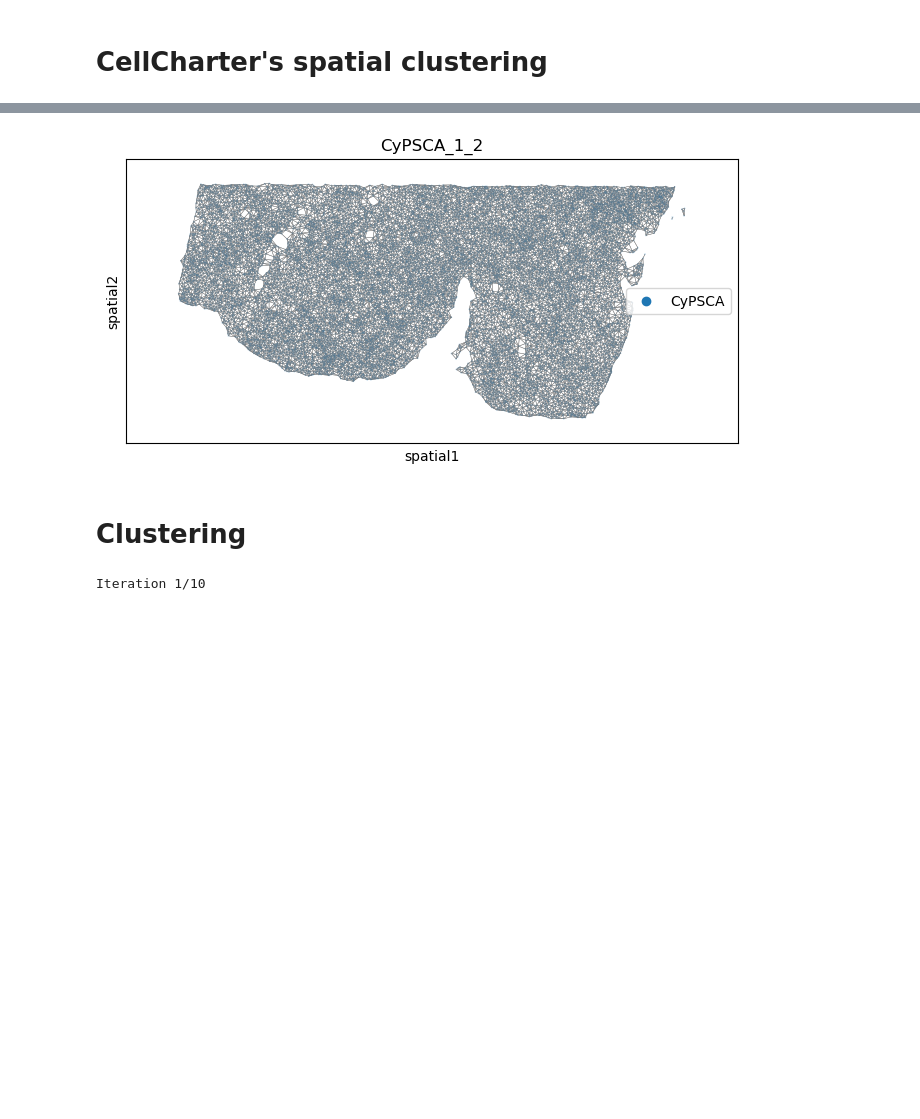
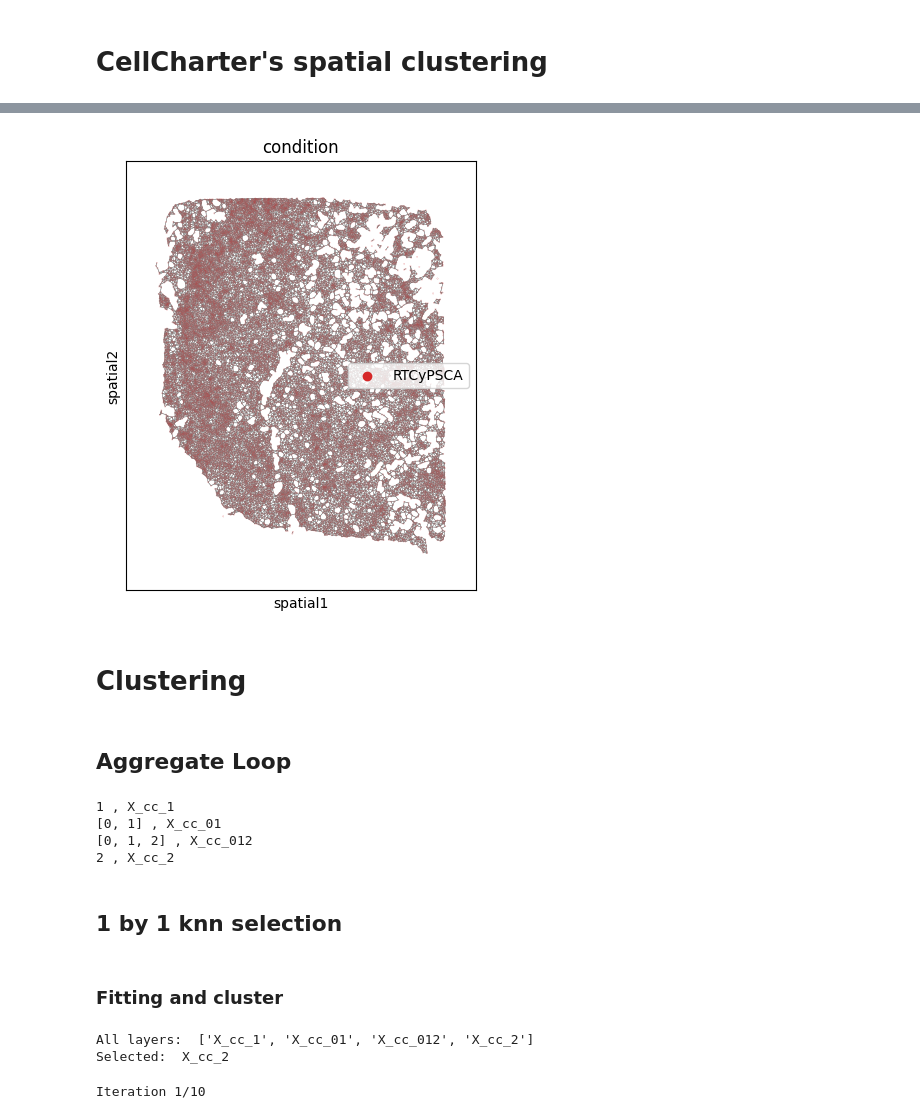
Before and after one commit to Li-Lab-COH/Spatial_CAR_T, a Jupyter notebook: Clustering/CellCharter_Zarr_files.ipynb, the cells around one changed output, grey strips where cells are left out. Cells and saved outputs as stored; diff of their text form; code cells hidden in the pictures; blank space fills up the shorter version.

Commit message:
Completed CC clustering

```diff
--- a/Clustering/CellCharter_Zarr_files.ipynb
+++ b/Clustering/CellCharter_Zarr_files.ipynb
@@ -179,21 +91,2 @@ sq.pl.spatial_scatter(
 # %%
 cc.gr.remove_long_links(ST_sample)
-# %%
-sq.pl.spatial_scatter(
-    ST_sample,
-    shape=None,
-    spatial_key='spatial',
-    library_key='mouse',
-    library_id=['CyPSCA_1_2'],         # or whichever TMA sample contains CyPSCA_1_2
-    crop_coord=crop_coord,
-    img=True,
-    img_alpha=1,
-    color='condition',
-    connectivity_key='spatial_connectivities',
-    size=0.01,
-    edges_width=0.3,
-    legend_loc='right',
-    title=['CyPSCA_1_2']
-)
-# %% [output]
-[figure, removed]
@@ -203,0 +93,37 @@ sq.pl.spatial_scatter(
+# %%
+sq.pl.spatial_scatter(
+    ST_sample,
+    shape=None,
+    spatial_key='spatial',
+    library_key='mouse',
+    library_id=['RTCyPSCA_2_3'],         # or whichever TMA sample contains CyPSCA_1_2
+    # crop_coord=crop_coord,
+    img=True,
+    img_alpha=1,
+    color='condition',
+    connectivity_key='spatial_connectivities',
+    size=0.01,
+    edges_width=0.3,
+    legend_loc='right',
+    # title=['CyPSCA_1_2']
+)
+# %% [output]
+[figure, added]
+# %% [markdown]
+# Clustering
+# %% [markdown]
+## Aggregate Loop
+# %%
+# values
+layers_n =    [1, [0,1], [0,1,2], 2]
+# names
+layer_names = ["X_cc_1", "X_cc_01", "X_cc_012", "X_cc_2"]
+
+#SS if they match
+for layer, name in zip(layers_n, layer_names):
+    print(layer, ",", name)
+# %% [output]
+1 , X_cc_1
+[0, 1] , X_cc_01
+[0, 1, 2] , X_cc_012
+2 , X_cc_2
@@ -204,4 +139,4 @@ sq.pl.spatial_scatter(
 # %% [markdown]
-# Clustering
+## 1 by 1  knn selection
 # %%
 # ST_sample = sc.read_h5ad("/mnt/c/Users/jonan/Documents/1Work/RoseLab/Spatial/CAR_T/data/cell_segmentation/concatenated/scvi_all.h5ad")
@@ -212 +145,10 @@ cc.gr.aggregate_neighbors(ST_sample, n_layers=[0,1,2], use_rep='X_scVI', out_key
+# %% [markdown]
+### Fitting and cluster
+# %%
+print("All layers: ", layer_names)
+selected_layer = 3 # DONE: 0, 1, 2, 3
+print("Selected: ", layer_names[selected_layer])
+# %% [output]
+All layers:  ['X_cc_1', 'X_cc_01', 'X_cc_012', 'X_cc_2']
+Selected:  X_cc_2
 # %%
```
Also changed, not shown: parts of 44 cells of this notebook, 1 other file.
